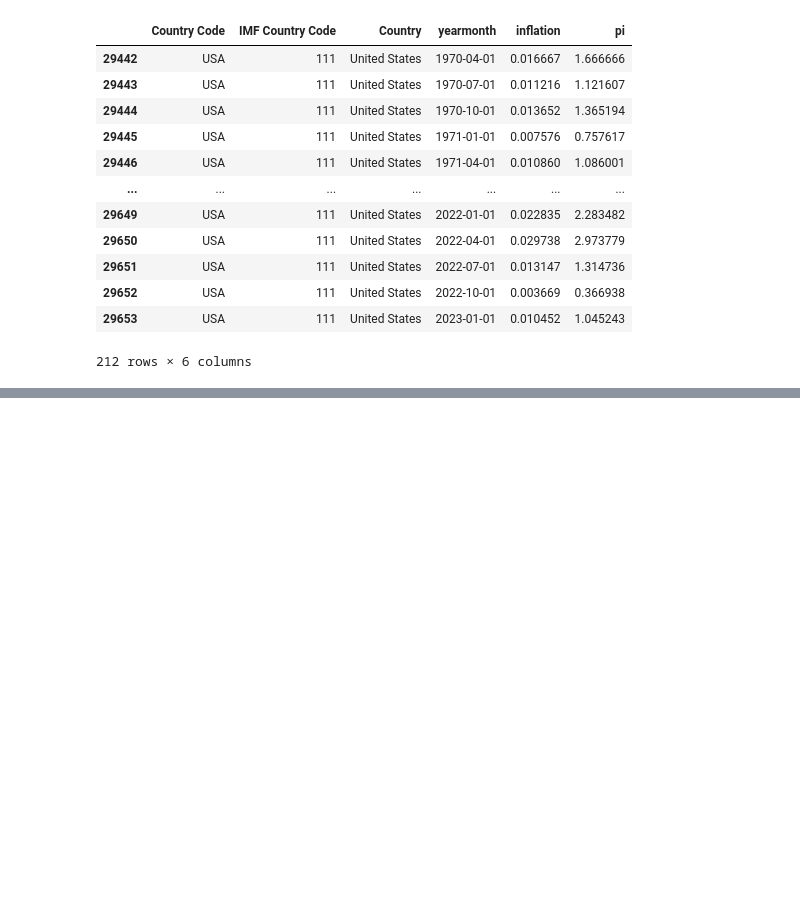
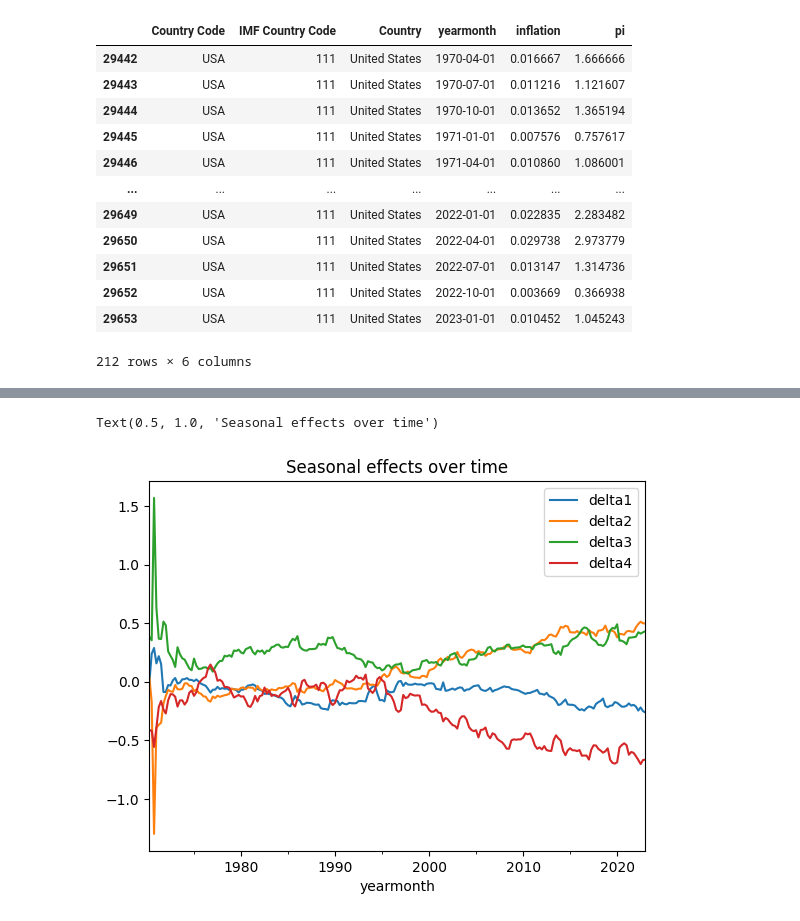
Before and after one commit to mvanaltvorst/seminar, a Jupyter notebook: notebooks/explore/ucsvss_particle_filter.ipynb, the cells around one changed output, grey strips where cells are left out. Drawn from its saved outputs; the diff is of its cells as text; code cells hidden in the pictures; blank space fills up the shorter version.

Commit message:
stochastic seasonality

```diff
--- a/notebooks/explore/ucsvss_particle_filter.ipynb
+++ b/notebooks/explore/ucsvss_particle_filter.ipynb
@@ -218,3 +263,9 @@ merged[["lnsetasq", "lnsepsilonsq"]].plot()
+# %%
+merged[["delta1", "delta2", "delta3", "delta4"]].plot()
+plt.title("Seasonal effects over time")
+# %% [output]
+Text(0.5, 1.0, 'Seasonal effects over time')
+[figure, added]
 # %%
 merged[["sigmaeta", "sigmaepsilon"]].iloc[10:].plot()
 plt.title("Estimated stochastic volatility")
```
Also changed, not shown: parts of 12 cells of this notebook.
